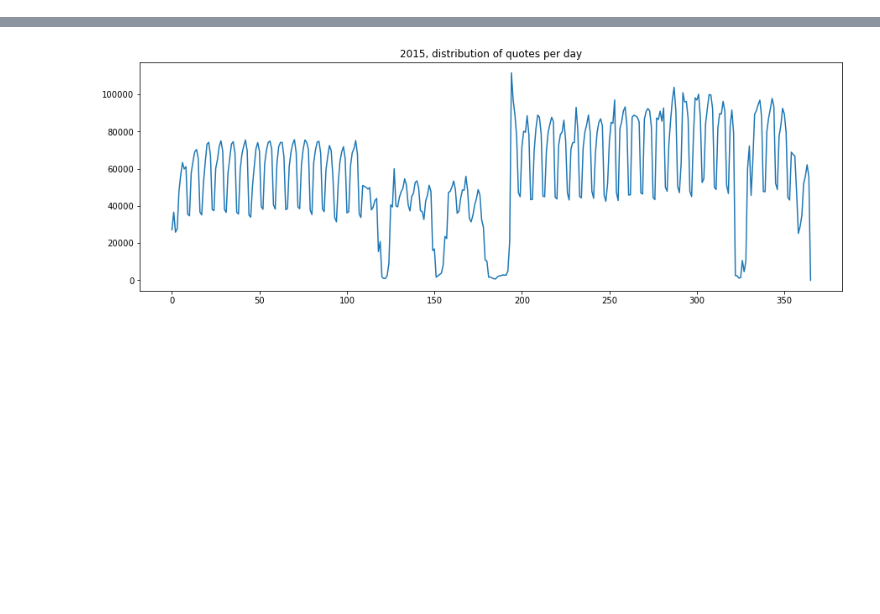
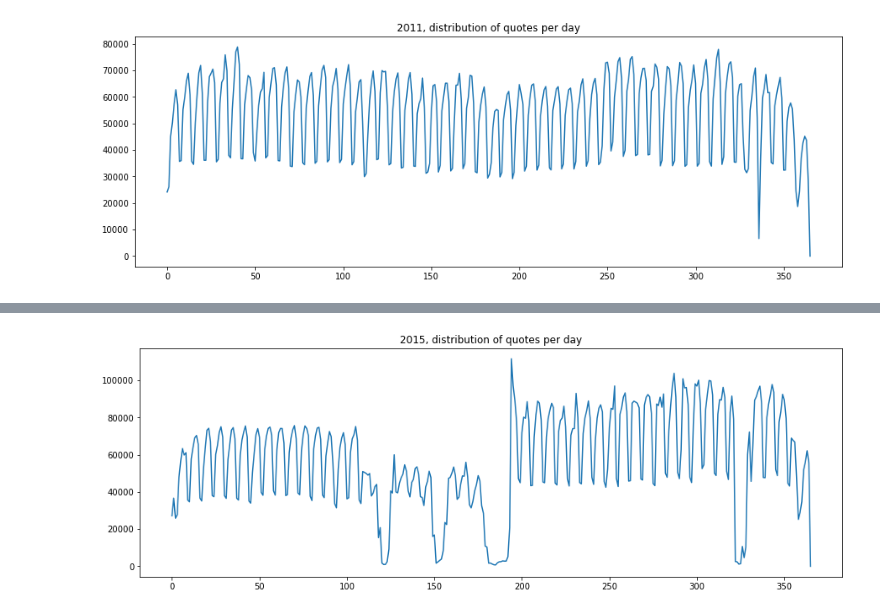
Before and after one commit to epfl-ada/ada-2021-project-abracadabra, a Jupyter notebook: Dictionaries for the years.ipynb, the cells around one changed output, grey strips where cells are left out. Saved outputs shown, nothing was run; the diff lists cells and outputs as text; code cells hidden in the pictures; blank space fills up the shorter version.

```diff
--- a/Dictionaries for the years.ipynb
+++ b/Dictionaries for the years.ipynb
@@ -333,0 +682,4 @@ def plot_year(year, year_dict, title, important_dates_dict=None, color = (0,0,0)
+# %%
+plot_year('2011', dict_years, "2011, distribution of quotes per day", legend = False)
+# %% [output]
+[figure, added]
```
Also changed, not shown: parts of 8 cells of this notebook.
